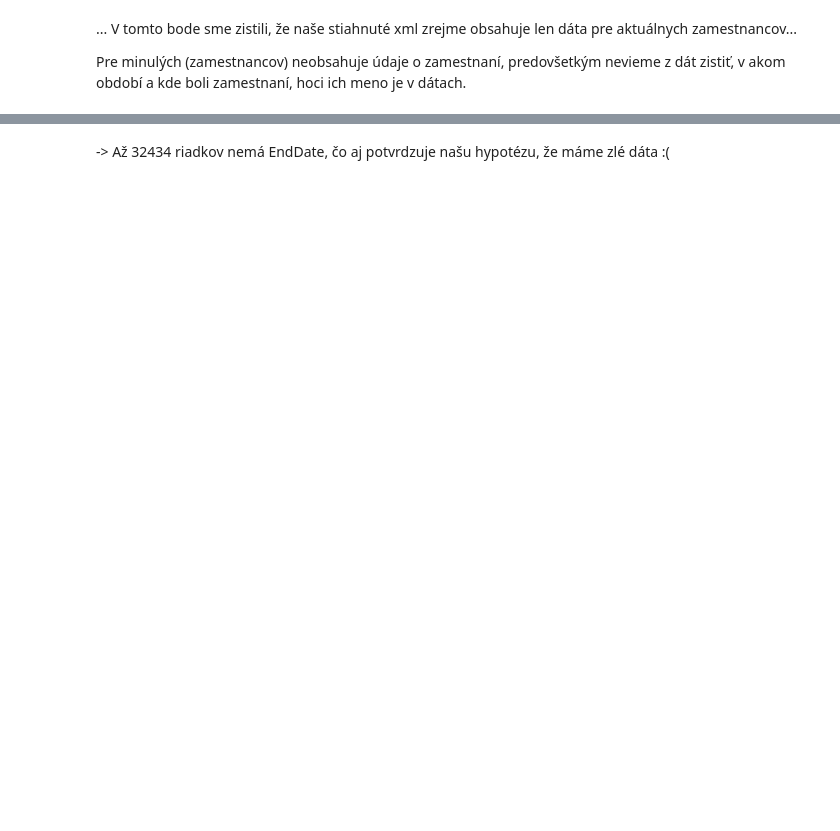
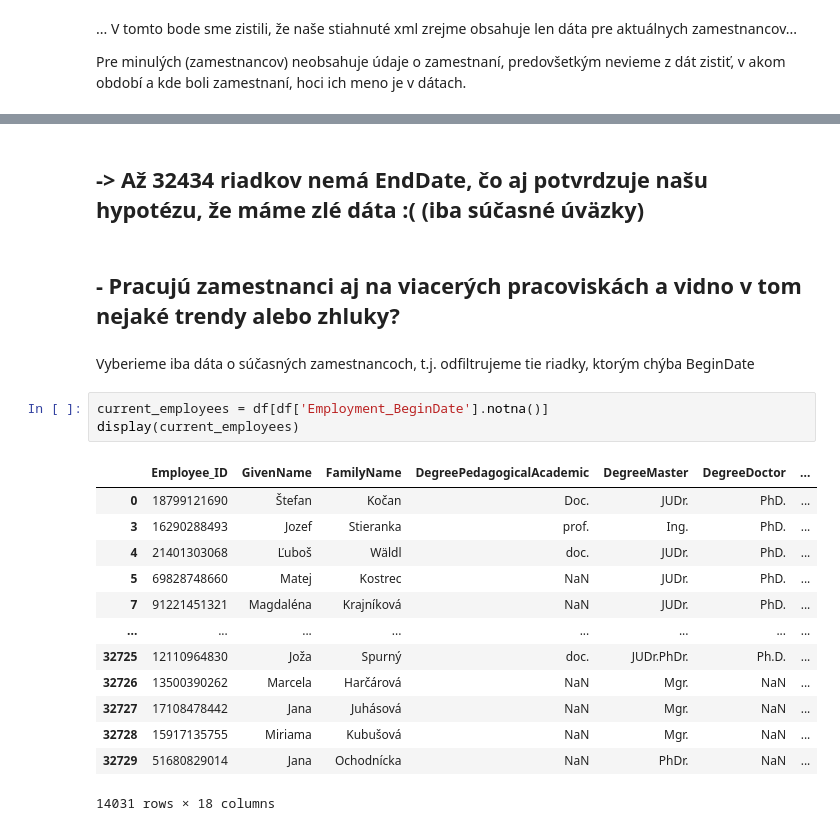
Before and after one commit to hudo16-38/pridav-project, a Jupyter notebook: analysis/regzam_analysis.ipynb, the cells around one changed output, grey strips where cells are left out. Cells and saved outputs as stored; diff of their text form; blank space fills up the shorter version.

```diff
--- a/analysis/regzam_analysis.ipynb
+++ b/analysis/regzam_analysis.ipynb
@@ -102,2 +102,23 @@ df.query("Employment_EndDate.isna()")
 # %% [markdown]
--> Až 32434 riadkov nemá EndDate, čo aj potvrdzuje našu hypotézu, že máme zlé dáta :(
+## -> Až 32434 riadkov nemá EndDate, čo aj potvrdzuje našu hypotézu, že máme zlé dáta :(  (iba súčasné úväzky)
+# %% [markdown]
+## **- Pracujú zamestnanci aj na viacerých pracoviskách a vidno v tom nejaké trendy alebo zhluky?**
+# %% [markdown]
+Vyberieme iba dáta o súčasných zamestnancoch, t.j. odfiltrujeme tie riadky, ktorým chýba BeginDate
+# %%
+current_employees = df[df['Employment_BeginDate'].notna()]
+display(current_employees)
+# %% [output]
+|  | Employee_ID | GivenName | FamilyName | DegreePedagogicalAcademic | DegreeMaster | DegreeDoctor | ... |
+| 0 | 18799121690 | Štefan | Kočan | Doc. | JUDr. | PhD. | ... |
+| 3 | 16290288493 | Jozef | Stieranka | prof. | Ing. | PhD. | ... |
+| 4 | 21401303068 | Ľuboš | Wäldl | doc. | JUDr. | PhD. | ... |
+| 5 | 69828748660 | Matej | Kostrec | NaN | JUDr. | PhD. | ... |
+| 7 | 91221451321 | Magdaléna | Krajníková | NaN | JUDr. | PhD. | ... |
+| ... | ... | ... | ... | ... | ... | ... | ... |
+| 32725 | 12110964830 | Joža | Spurný | doc. | JUDr.PhDr. | Ph.D. | ... |
+| 32726 | 13500390262 | Marcela | Harčárová | NaN | Mgr. | NaN | ... |
+| 32727 | 17108478442 | Jana | Juhásová | NaN | Mgr. | NaN | ... |
+| 32728 | 15917135755 | Miriama | Kubušová | NaN | Mgr. | NaN | ... |
+| 32729 | 51680829014 | Jana | Ochodnícka | NaN | PhDr. | NaN | ... |
+14031 rows × 18 columns
```
Also changed, not shown: parts of 21 cells of this notebook, 1 other file.
